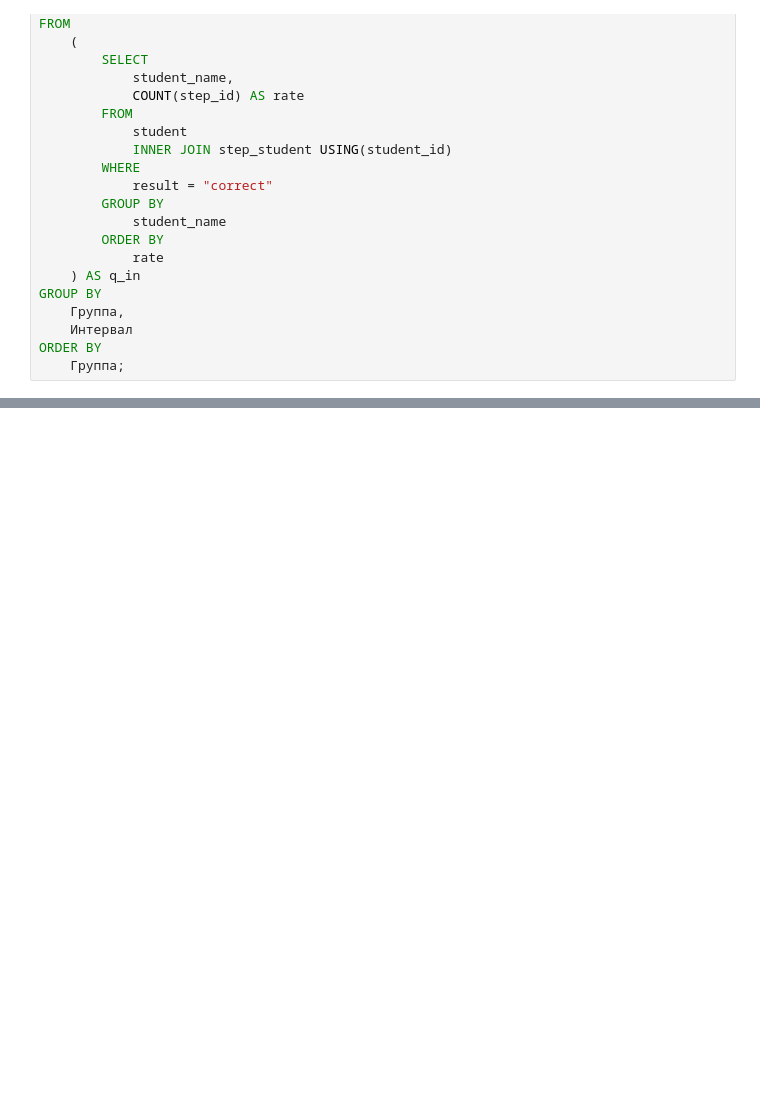
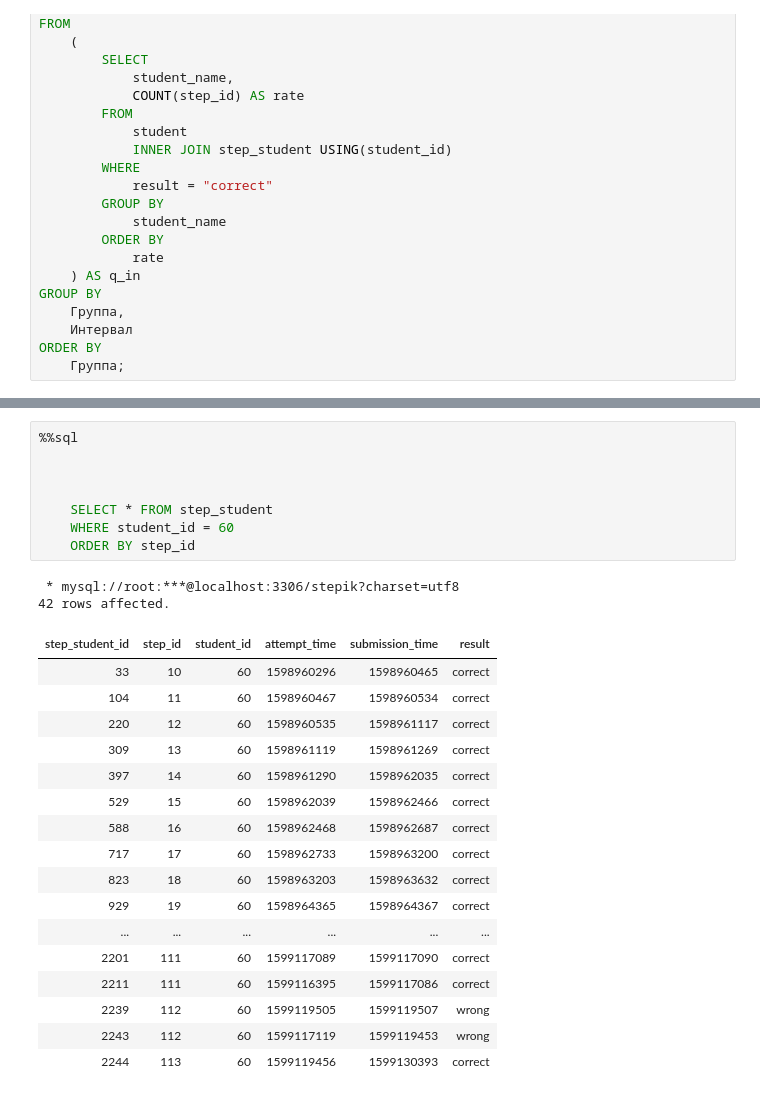
Before and after one commit to KhraksMamtsov/stepik-sql-exercises, a Jupyter notebook: 3.5.ipynb, the cells around one changed output, grey strips where cells are left out. Saved outputs shown, nothing was run; the diff lists cells and outputs as text; blank space fills up the shorter version.

```diff
--- a/3.5.ipynb
+++ b/3.5.ipynb
@@ -218,0 +637,28 @@ ORDER BY
+# %%
+%%sql
+
+
+
+    SELECT * FROM step_student
+    WHERE student_id = 60
+    ORDER BY step_id
+# %% [output]
+ * mysql://root:***@localhost:3306/stepik?charset=utf8
+42 rows affected.
+| step_student_id | step_id | student_id | attempt_time | submission_time | result |
+| 33 | 10 | 60 | 1598960296 | 1598960465 | correct |
+| 104 | 11 | 60 | 1598960467 | 1598960534 | correct |
+| 220 | 12 | 60 | 1598960535 | 1598961117 | correct |
+| 309 | 13 | 60 | 1598961119 | 1598961269 | correct |
+| 397 | 14 | 60 | 1598961290 | 1598962035 | correct |
+| 529 | 15 | 60 | 1598962039 | 1598962466 | correct |
+| 588 | 16 | 60 | 1598962468 | 1598962687 | correct |
+| 717 | 17 | 60 | 1598962733 | 1598963200 | correct |
+| 823 | 18 | 60 | 1598963203 | 1598963632 | correct |
+| 929 | 19 | 60 | 1598964365 | 1598964367 | correct |
+| ... | ... | ... | ... | ... | ... |
+| 2201 | 111 | 60 | 1599117089 | 1599117090 | correct |
+| 2211 | 111 | 60 | 1599116395 | 1599117086 | correct |
+| 2239 | 112 | 60 | 1599119505 | 1599119507 | wrong |
+| 2243 | 112 | 60 | 1599117119 | 1599119453 | wrong |
+| 2244 | 113 | 60 | 1599119456 | 1599130393 | correct |
```
Also changed, not shown: parts of 8 cells of this notebook, 3 other files.
